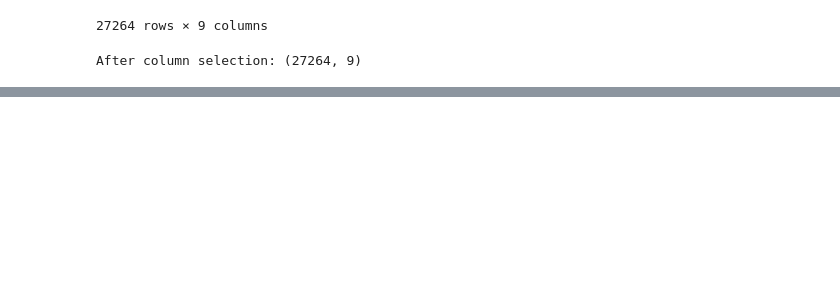
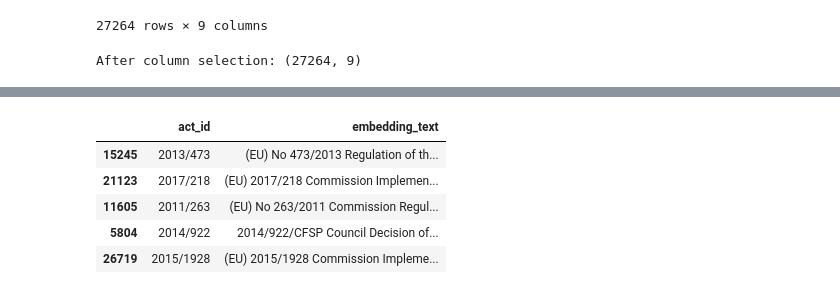
Before and after one commit to Cody9494/LEGALSKEPSIS-DATA, a Jupyter notebook: LAWSKPEPSIS_STEP3.ipynb, the cells around one changed output, grey strips where cells are left out. Drawn from its saved outputs; the diff is of its cells as text; code cells hidden in the pictures; blank space fills up the shorter version.

```diff
--- a/LAWSKPEPSIS_STEP3.ipynb
+++ b/LAWSKPEPSIS_STEP3.ipynb
@@ -750,3 +54,0 @@ top_results.head(10)  # Εμφανίζει όλες τις στήλες για
-# %%
-pd.set_option("display.max_columns", None)
-pd.set_option("display.width", 1000)
@@ -789,0 +110,8 @@ results = df.iloc[I[0]][["internalId", "name", "description", "legislationPassed
+# %%
+df_master["embedding_text"] = (
+    "TITLE: " + df_master["title"] + "\n\n" +
+    "LEGAL BASIS:\n" + df_master["legal_basis"] + "\n\n" +
+    "RECITALS:\n" + df_master["recitals"] + "\n\n" +
+    "ARTICLES:\n" + df_master["articles"].astype(str) + "\n\n" +
+    "SIGNATORY:\n" + df_master["signatory"]
+)
@@ -789,0 +141,25 @@ results = df.iloc[I[0]][["internalId", "name", "description", "legislationPassed
+# %%
+import numpy as np
+def build_embedding_text(row):
+    def safe_join(value, prefix=""):
+        # If it's a list or numpy array, join elements as string
+        if isinstance(value, (list, np.ndarray)):
+            return prefix + " ".join([str(v) for v in value if pd.notna(v)])
+        # If it's a valid string
+        elif isinstance(value, str):
+            return prefix + value
+        # If it's a scalar and not NaN
+        elif pd.api.types.is_scalar(value) and pd.notna(value):
+            return prefix + str(value)
+        else:
+            return ""
+
+    fields = [
+        safe_join(row.get("title", "")),
+        safe_join(row.get("legal_basis", ""), prefix="Legal basis: "),
+        safe_join(row.get("recitals", ""), prefix="Recitals: "),
+        safe_join(row.get("articles", ""), prefix="Articles: "),
+        safe_join(row.get("signatory", ""), prefix="Signatory: ")
+    ]
+
+    return "\n".join([f for f in fields if f.strip()])
@@ -789,0 +168,12 @@ results = df.iloc[I[0]][["internalId", "name", "description", "legislationPassed
+# %%
+# Εμφάνιση 5 τυχαίων embedding_text
+pd.set_option("display.max_colwidth", None)
+sample = df_master[["act_id", "embedding_text"]].sample(5, random_state=42)
+display(sample)
+# %% [output]
+|  | act_id | embedding_text |
+| 15245 | 2013/473 | (EU) No 473/2013 Regulation of th... |
+| 21123 | 2017/218 | (EU) 2017/218 Commission Implemen... |
+| 11605 | 2011/263 | (EU) No 263/2011 Commission Regul... |
+| 5804 | 2014/922 | 2014/922/CFSP Council Decision of... |
+| 26719 | 2015/1928 | (EU) 2015/1928 Commission Impleme... |
```
Also changed, not shown: parts of 54 cells of this notebook.
